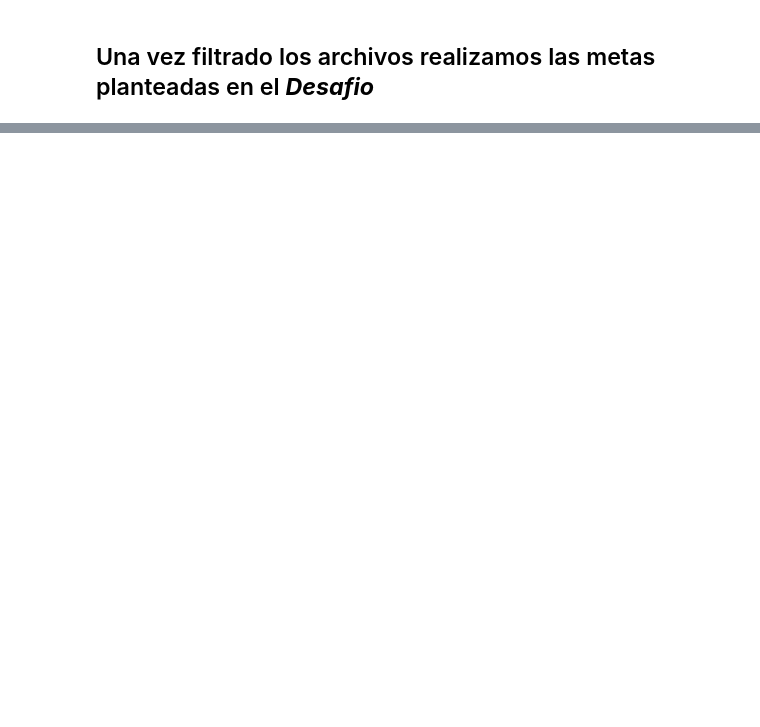
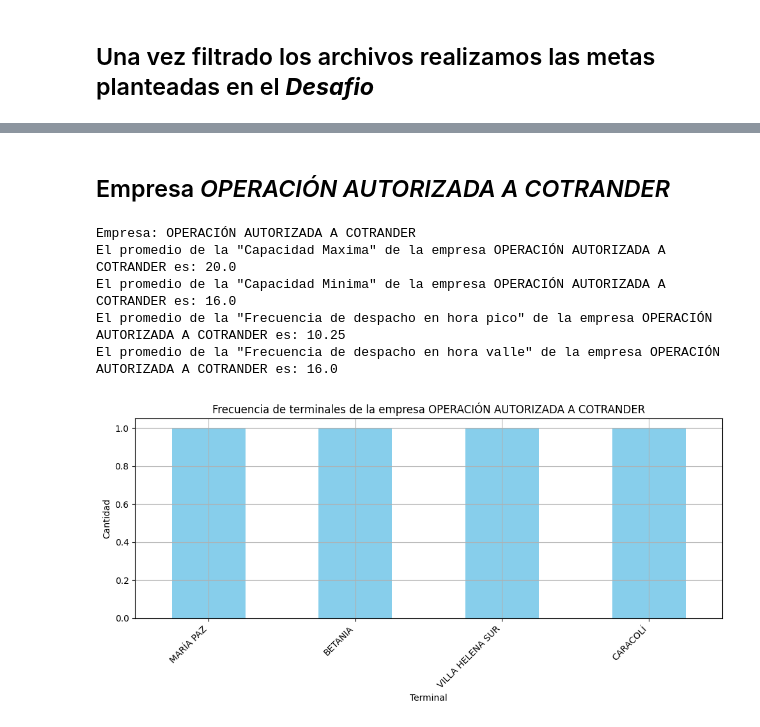
Before and after one commit to Zuan-Caleb-CE/Desafio_Estructura_de_Datos, a Jupyter notebook: Desafio_Est.ipynb, the cells around one changed output, grey strips where cells are left out. Cells and saved outputs as stored; diff of their text form; code cells hidden in the pictures; blank space fills up the shorter version.

```diff
--- a/Desafio_Est.ipynb
+++ b/Desafio_Est.ipynb
@@ -60,0 +172,36 @@ print("Promedio de la capacidad maxima: ")
+# %% [markdown]
+## Empresa _OPERACIÓN AUTORIZADA A COTRANDER_
+# %%
+df_empr4 = df_filtrado[df_filtrado["empresa"] == "OPERACIÓN AUTORIZADA A COTRANDER"]
+
+nombre_emp = df_empr4["empresa"].iloc[0]
+print("Empresa:", nombre_emp)
+
+cap_max = df_empr4["capacidad_maxima"].mean()
+cap_min = df_empr4["capacidad_minima"].mean()
+frec_pico = df_empr4["frecuencia_de_despacho_hora_pico"].mean()
+frec_valle = df_empr4["frecuencia_despacho_hora_valle"].mean()
+
+print(f"El promedio de la \"Capacidad Maxima\" de la empresa {nombre_emp} es: {round(cap_max, 2)}")
+print(f"El promedio de la \"Capacidad Minima\" de la empresa {nombre_emp} es: {round(cap_min, 2)}")
+print(f"El promedio de la \"Frecuencia de despacho en hora pico\" de la empresa {nombre_emp} es: {round(frec_pico, 2)}")
+print(f"El promedio de la \"Frecuencia de despacho en hora valle\" de la empresa {nombre_emp} es: {round(frec_valle, 2)}")
+
+conteo_term = df_empr4["terminal"].value_counts()
+
+conteo_term.plot(kind="bar", figsize=(10,5), color="skyblue")
+
+plt.title(f"Frecuencia de terminales de la empresa {nombre_emp}")
+plt.xlabel("Terminal")
+plt.ylabel("Cantidad")
+plt.xticks(rotation=45, ha="right")
+plt.tight_layout()
+plt.grid()
+plt.show()
+# %% [output]
+Empresa: OPERACIÓN AUTORIZADA A COTRANDER
+El promedio de la "Capacidad Maxima" de la empresa OPERACIÓN AUTORIZADA A COTRANDER es: 20.0
+El promedio de la "Capacidad Minima" de la empresa OPERACIÓN AUTORIZADA A COTRANDER es: 16.0
+El promedio de la "Frecuencia de despacho en hora pico" de la empresa OPERACIÓN AUTORIZADA A COTRANDER es: 10.25
+El promedio de la "Frecuencia de despacho en hora valle" de la empresa OPERACIÓN AUTORIZADA A COTRANDER es: 16.0
+[figure, added]
```
Also changed, not shown: parts of 16 cells of this notebook.
